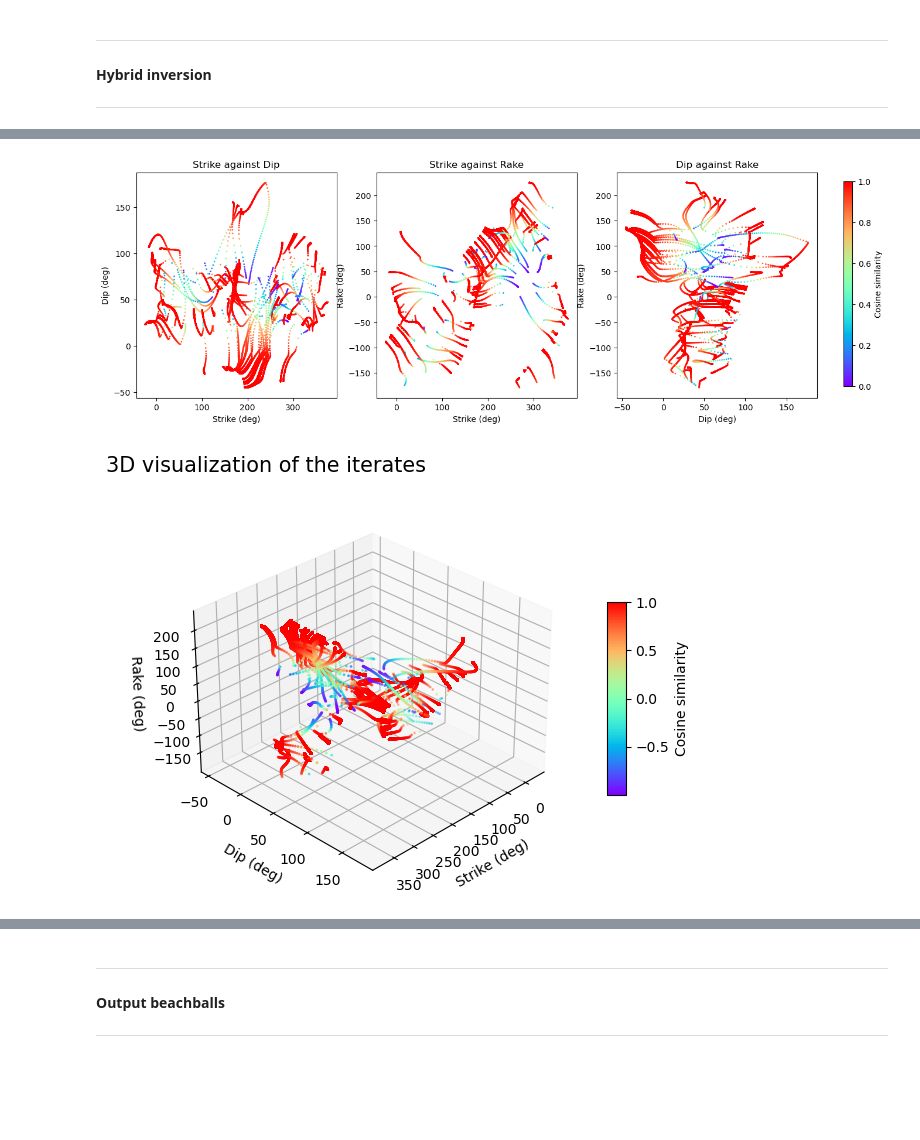
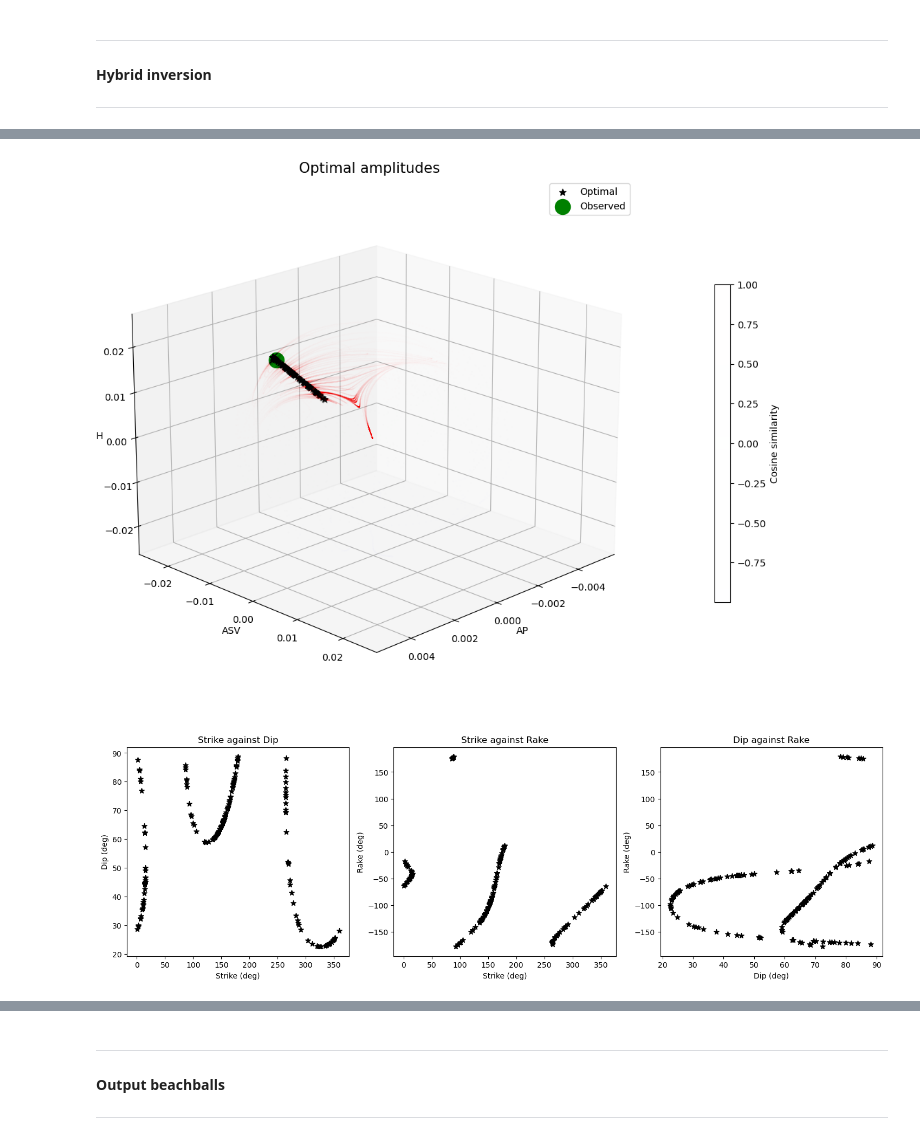
Before and after one commit to victoragaba/SURG-Mars, a Jupyter notebook: src/testing.ipynb, the cells around one changed output, grey strips where cells are left out. Drawn from its saved outputs; the diff is of its cells as text; code cells hidden in the pictures; blank space fills up the shorter version.

```diff
--- a/src/testing.ipynb
+++ b/src/testing.ipynb
@@ -126,7 +121,12 @@ Convergence rate: 96%
+# %%
+# plot amplitudes
+inv_model.plot_amplitudes(azim=45, elev=20, s=50, alpha=0.005, iterates=True)
+# %% [output]
+[figure, added]
 # %%
-# plot the iterates
-inv_model.plot_iterates_2D(cmap='rainbow', s=1)
-inv_model.plot_iterates_3D(elev=30, azim=45, cmap='rainbow', s=1)
+# iterate plot - sdr space
+inv_model.plot_iterates_2D(cmap='rainbow', s=1, optimal=True, index=2)
+# inv_model.plot_iterates_2D(cmap='rainbow', s=1, optimal=False, index=0)
+# inv_model.plot_iterates_2D(cmap='rainbow', s=1, optimal=False, index=1)
 # %% [output]
-[figure, old version]
+[figure, new version]
-[figure, removed]
```
Also changed, not shown: parts of 7 cells of this notebook, 19 other files.
